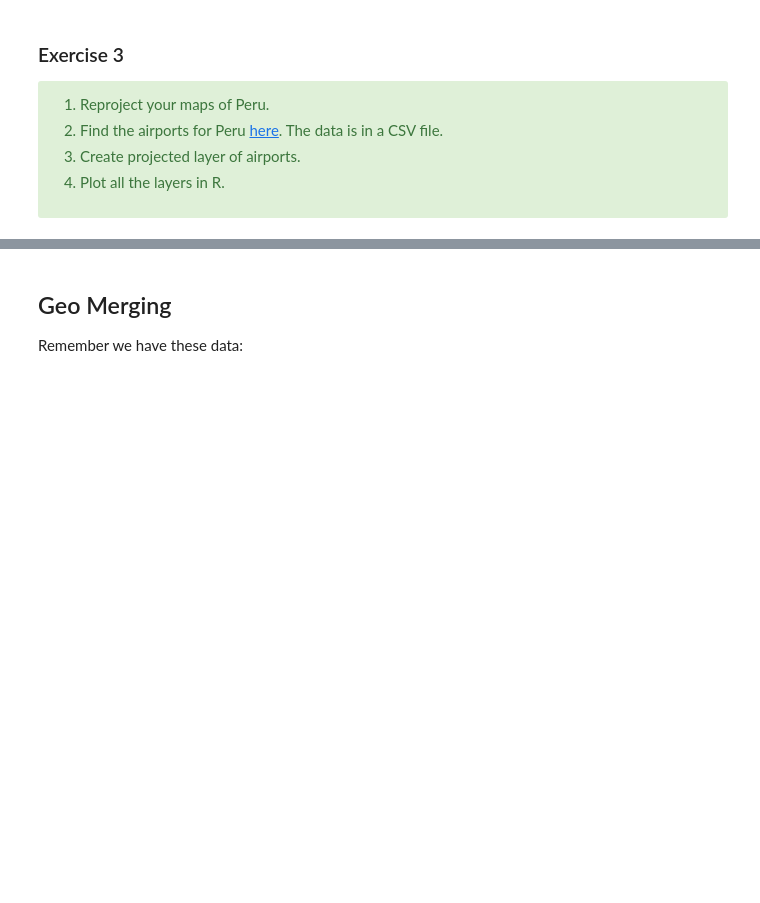
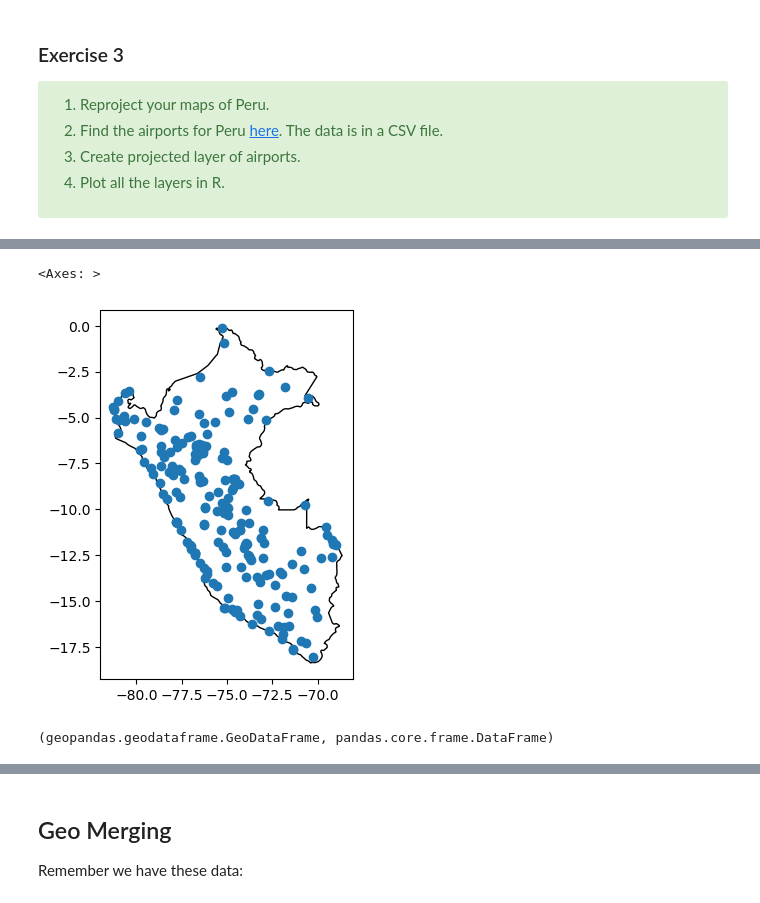
Before and after one commit to steph1112/introgeodf, a Jupyter notebook: Tarea 2 ASIES.ipynb, the cells around one changed output, grey strips where cells are left out. Saved outputs shown, nothing was run; the diff lists cells and outputs as text; code cells hidden in the pictures; blank space fills up the shorter version.

```diff
--- a/Tarea 2 ASIES.ipynb
+++ b/Tarea 2 ASIES.ipynb
@@ -366,0 +705,20 @@ airports_5641.to_file(os.path.join("maps","brazilMaps_5641.gpkg"), layer='airpor
+# %%
+airports=gpd.GeoDataFrame(data=infoairports.copy(),
+                 geometry=gpd.points_from_xy(infoairports.longitude_deg,
+                                             infoairports.latitude_deg),
+                 crs=brazil.crs.to_epsg())# the coordinates were in degrees - unprojected
+# %%
+# does it look better?
+
+# let's plot
+
+base = Peru_8901.plot(color='white', edgecolor='black')
+airports.plot(ax=base)
+# %% [output]
+<Axes: >
+[figure, added]
+# %%
+#remember:
+type(airports), type(infoairports)
+# %% [output]
+(geopandas.geodataframe.GeoDataFrame, pandas.core.frame.DataFrame)
```
Also changed, not shown: parts of 85 cells of this notebook, 17 other files.
